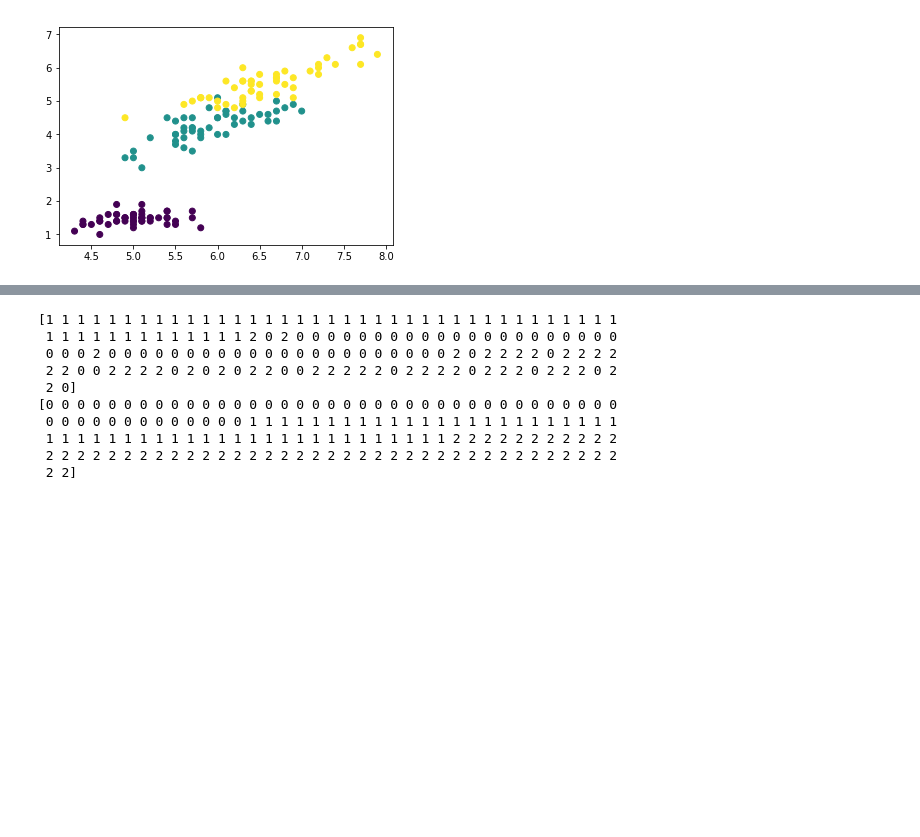
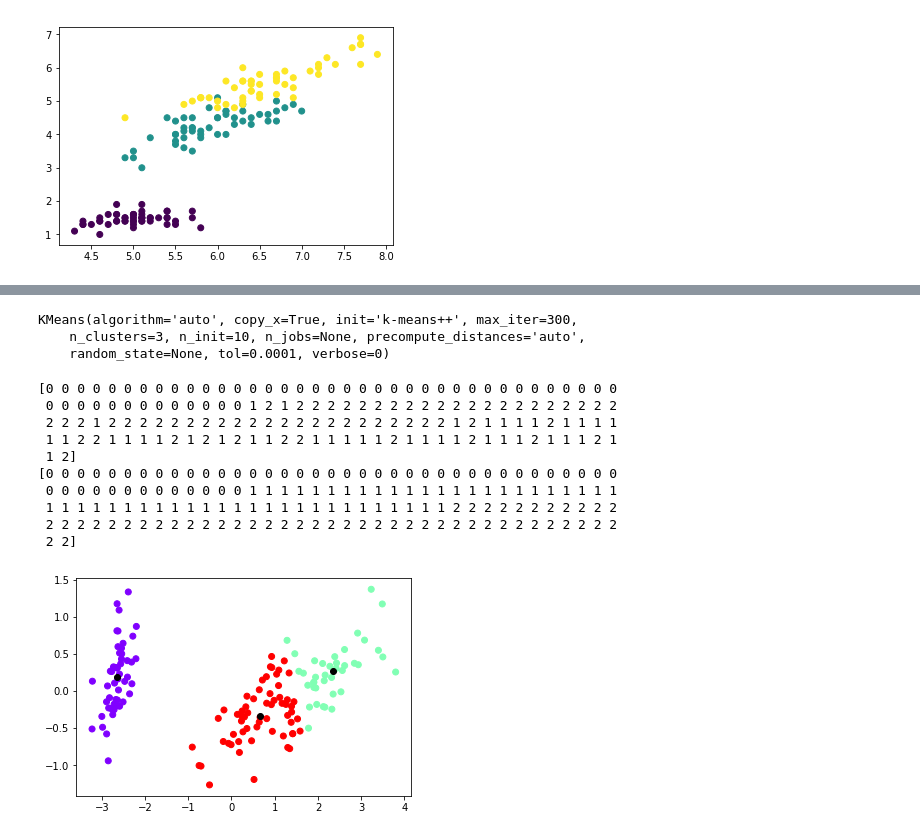
Before and after one commit to berksalmanoglu/CMPE407, a Jupyter notebook: 09-Unsupervised Learning/09-KMeans Clustering.ipynb, the cells around one changed output, grey strips where cells are left out. Drawn from its saved outputs; the diff is of its cells as text; code cells hidden in the pictures; blank space fills up the shorter version.

```diff
--- a/09-Unsupervised Learning/09-KMeans Clustering.ipynb
+++ b/09-Unsupervised Learning/09-KMeans Clustering.ipynb
@@ -33,16 +114,29 @@ KMeans(algorithm='auto', copy_x=True, init='k-means++', max_iter=300,
+# %%
+model = KMeans(n_clusters=3)
+model.fit(transformed_data)
+# %% [output]
+KMeans(algorithm='auto', copy_x=True, init='k-means++', max_iter=300,
+    n_clusters=3, n_init=10, n_jobs=None, precompute_distances='auto',
+    random_state=None, tol=0.0001, verbose=0)
 # %%
 # Prediction on the entire data
-all_predictions = model.predict(iris_df.data)
+all_predictions = model.predict(transformed_data)
 print(all_predictions)
 print(iris_df.target)
 # %% [output]
-[1 1 1 1 1 1 1 1 1 1 1 1 1 1 1 1 1 1 1 1 1 1 1 1 1 1 1 1 1 1 1 1 1 1 1 1 1
- 1 1 1 1 1 1 1 1 1 1 1 1 1 2 0 2 0 0 0 0 0 0 0 0 0 0 0 0 0 0 0 0 0 0 0 0 0
- 0 0 0 2 0 0 0 0 0 0 0 0 0 0 0 0 0 0 0 0 0 0 0 0 0 0 2 0 2 2 2 2 0 2 2 2 2
- 2 2 0 0 2 2 2 2 0 2 0 2 0 2 2 0 0 2 2 2 2 2 0 2 2 2 2 0 2 2 2 0 2 2 2 0 2
- 2 0]
+[0 0 0 0 0 0 0 0 0 0 0 0 0 0 0 0 0 0 0 0 0 0 0 0 0 0 0 0 0 0 0 0 0 0 0 0 0
+ 0 0 0 0 0 0 0 0 0 0 0 0 0 1 2 1 2 2 2 2 2 2 2 2 2 2 2 2 2 2 2 2 2 2 2 2 2
+ 2 2 2 1 2 2 2 2 2 2 2 2 2 2 2 2 2 2 2 2 2 2 2 2 2 2 1 2 1 1 1 1 2 1 1 1 1
+ 1 1 2 2 1 1 1 1 2 1 2 1 2 1 1 2 2 1 1 1 1 1 2 1 1 1 1 2 1 1 1 2 1 1 1 2 1
+ 1 2]
 [0 0 0 0 0 0 0 0 0 0 0 0 0 0 0 0 0 0 0 0 0 0 0 0 0 0 0 0 0 0 0 0 0 0 0 0 0
  0 0 0 0 0 0 0 0 0 0 0 0 0 1 1 1 1 1 1 1 1 1 1 1 1 1 1 1 1 1 1 1 1 1 1 1 1
  1 1 1 1 1 1 1 1 1 1 1 1 1 1 1 1 1 1 1 1 1 1 1 1 1 1 2 2 2 2 2 2 2 2 2 2 2
  2 2 2 2 2 2 2 2 2 2 2 2 2 2 2 2 2 2 2 2 2 2 2 2 2 2 2 2 2 2 2 2 2 2 2 2 2
  2 2]
+# %%
+plt.scatter(transformed_data.iloc[:,0],transformed_data.iloc[:,1],c=model.labels_,cmap='rainbow')
+plt.scatter(model.cluster_centers_[:,0],model.cluster_centers_[:,1],color='black')
+plt.show()
+# %% [output]
+[figure, added]
```
Also changed, not shown: parts of 13 cells of this notebook.
